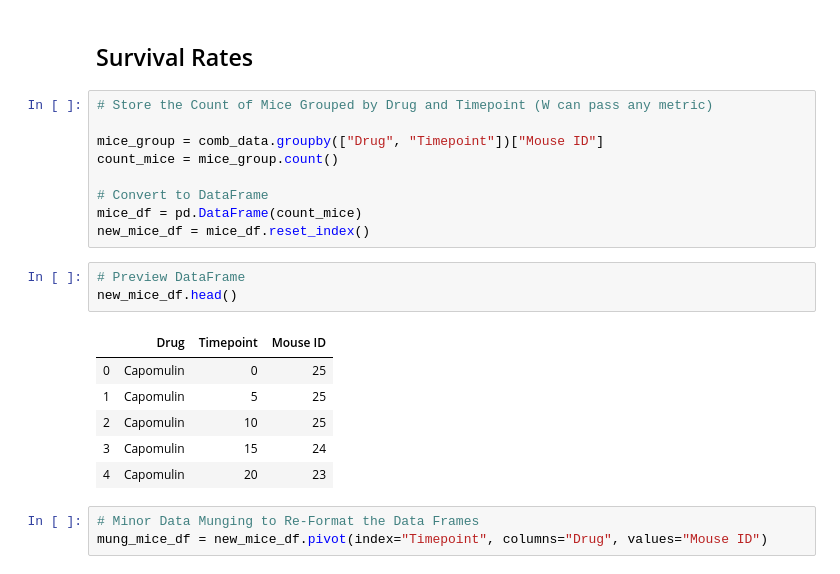
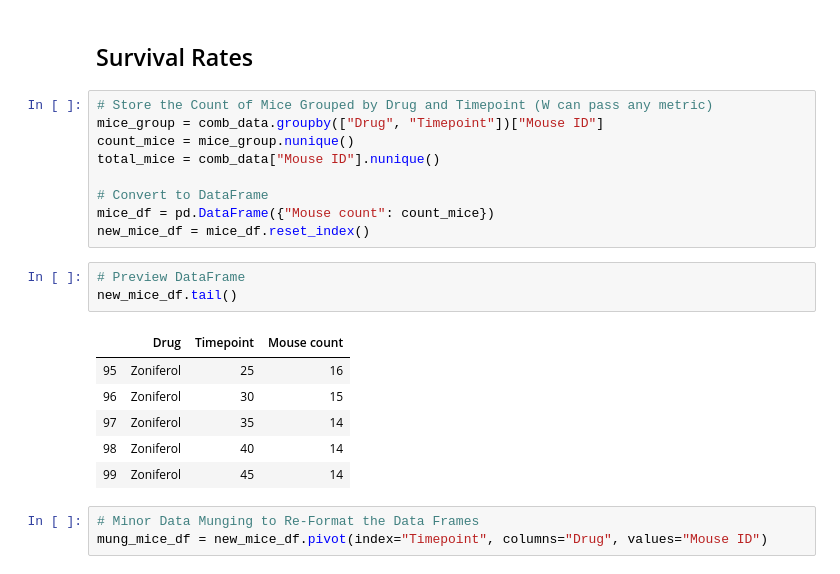
Before and after one commit to alvinochieng/Matplotlib_challenge, a Jupyter notebook: Pymaceuticals/pymaceuticals_starter.ipynb, the cells around one changed output. Cells and saved outputs as stored; diff of their text form.

```diff
--- a/Pymaceuticals/pymaceuticals_starter.ipynb
+++ b/Pymaceuticals/pymaceuticals_starter.ipynb
@@ -214,23 +220,23 @@ mung_err_mets.head(10)
 ## Survival Rates
 # %%
 # Store the Count of Mice Grouped by Drug and Timepoint (W can pass any metric)
-
 mice_group = comb_data.groupby(["Drug", "Timepoint"])["Mouse ID"]
-count_mice = mice_group.count()
+count_mice = mice_group.nunique()
+total_mice = comb_data["Mouse ID"].nunique()
 
 # Convert to DataFrame
-mice_df = pd.DataFrame(count_mice)
+mice_df = pd.DataFrame({"Mouse count": count_mice})
 new_mice_df = mice_df.reset_index()
 # %%
 # Preview DataFrame
-new_mice_df.head()
+new_mice_df.tail()
 # %% [output]
-|  | Drug | Timepoint | Mouse ID |
-| 0 | Capomulin | 0 | 25 |
-| 1 | Capomulin | 5 | 25 |
-| 2 | Capomulin | 10 | 25 |
-| 3 | Capomulin | 15 | 24 |
-| 4 | Capomulin | 20 | 23 |
+|  | Drug | Timepoint | Mouse count |
+| 95 | Zoniferol | 25 | 16 |
+| 96 | Zoniferol | 30 | 15 |
+| 97 | Zoniferol | 35 | 14 |
+| 98 | Zoniferol | 40 | 14 |
+| 99 | Zoniferol | 45 | 14 |
 # %%
 # Minor Data Munging to Re-Format the Data Frames
 mung_mice_df = new_mice_df.pivot(index="Timepoint", columns="Drug", values="Mouse ID")
```
Also changed, not shown: parts of 13 cells of this notebook, 3 other files.
